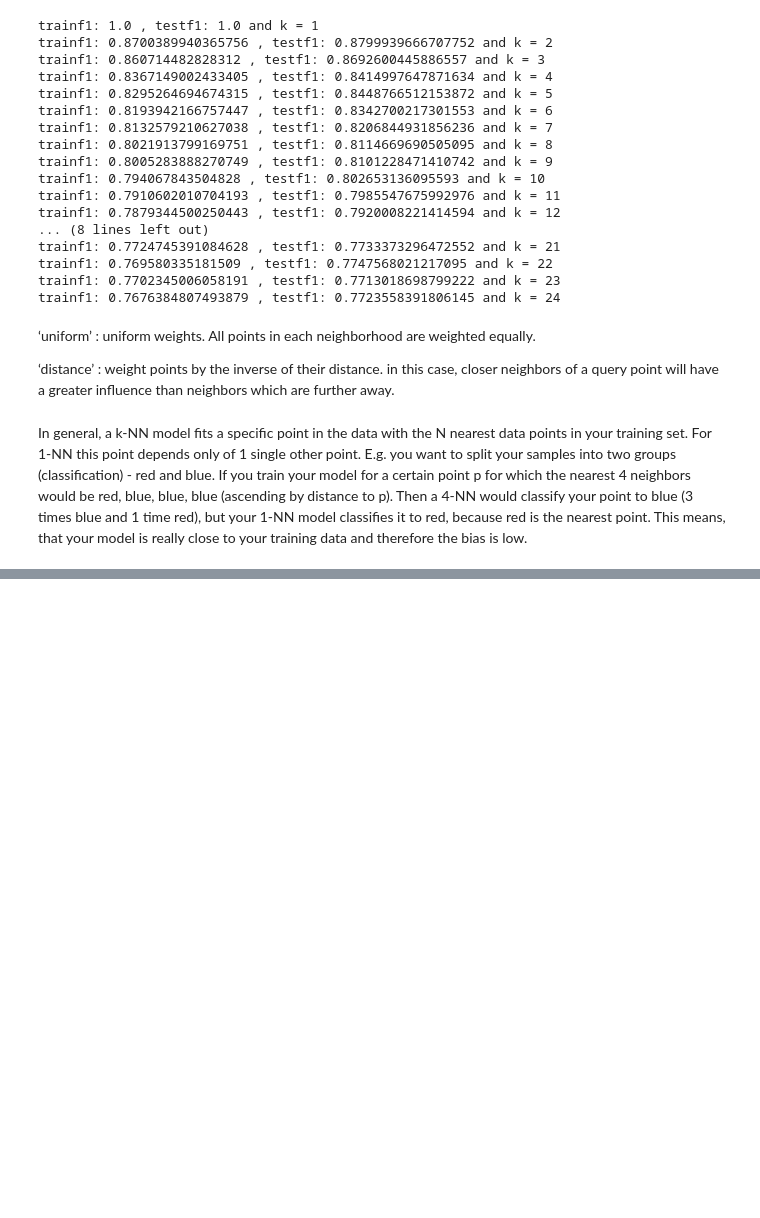
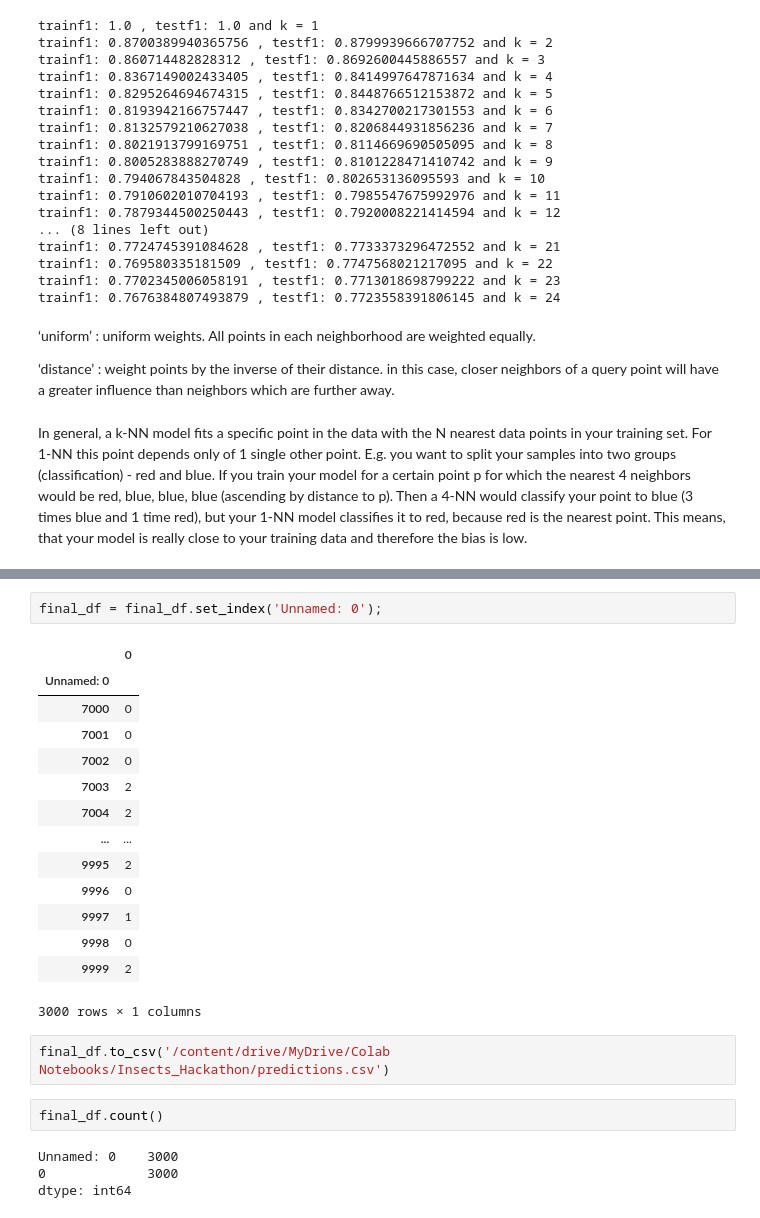
Before and after one commit to Goodjorx/jobbarcelona22, a Jupyter notebook: Insects_JobBarcelona22.ipynb, the cells around one changed output, grey strips where cells are left out. Drawn from its saved outputs; the diff is of its cells as text; blank space fills up the shorter version.

```diff
--- a/Insects_JobBarcelona22.ipynb
+++ b/Insects_JobBarcelona22.ipynb
@@ -483,0 +545,25 @@ In general, a k-NN model fits a specific point in the data with the N nearest da
+# %%
+final_df = final_df.set_index('Unnamed: 0');
+# %% [output]
+|  | 0 |
+| Unnamed: 0 |  |
+| 7000 | 0 |
+| 7001 | 0 |
+| 7002 | 0 |
+| 7003 | 2 |
+| 7004 | 2 |
+| ... | ... |
+| 9995 | 2 |
+| 9996 | 0 |
+| 9997 | 1 |
+| 9998 | 0 |
+| 9999 | 2 |
+3000 rows × 1 columns
+# %%
+final_df.to_csv('/content/drive/MyDrive/Colab Notebooks/Insects_Hackathon/predictions.csv')
+# %%
+final_df.count()
+# %% [output]
+Unnamed: 0    3000
+0             3000
+dtype: int64
```
Also changed, not shown: parts of 11 cells of this notebook.
